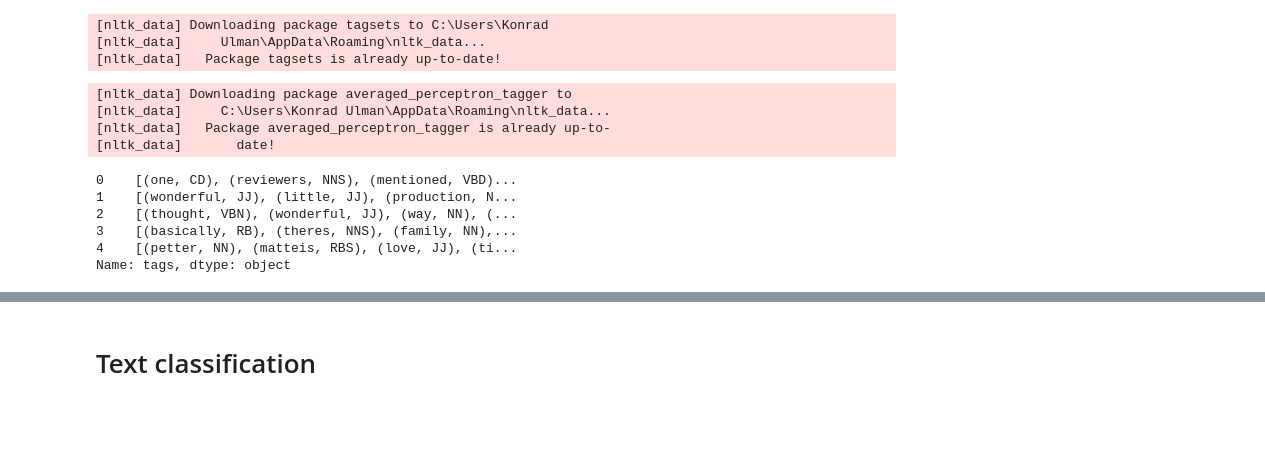
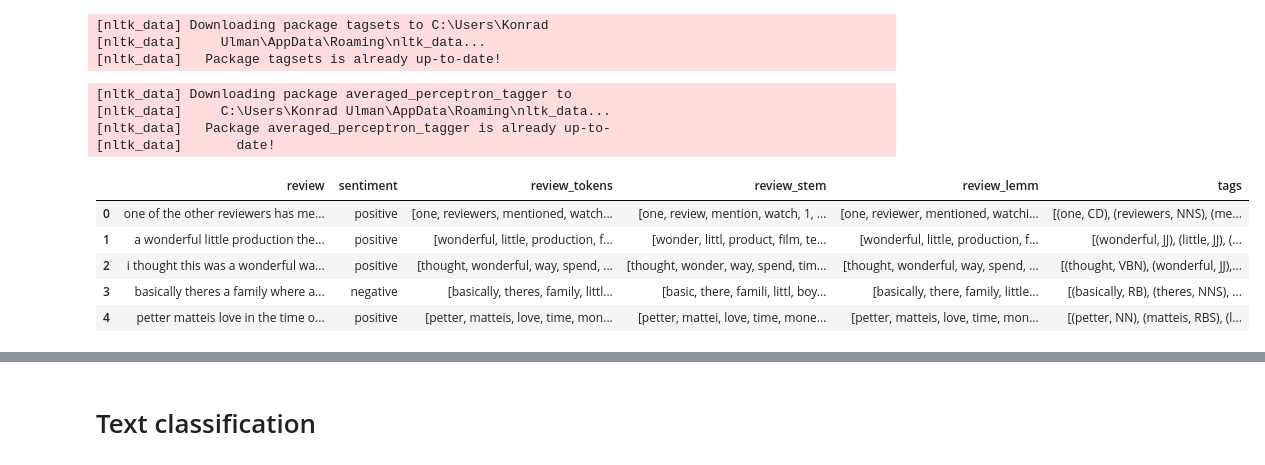
Before and after one commit to ulmii/deep-learning, a Jupyter notebook: rnn.ipynb, the cells around one changed output, grey strips where cells are left out. Cells and saved outputs as stored; diff of their text form; code cells hidden in the pictures; blank space fills up the shorter version.

```diff
--- a/rnn.ipynb
+++ b/rnn.ipynb
@@ -74,8 +76,8 @@ i thought this was a wonderful way to spend time on a too hot summer weekend sit
 # %%
 nltk.download('punkt')
 
-df.review = df.review.apply(lambda s: nltk.word_tokenize(s))
-print(df.review[2])
+df["review_tokens"] = df.review.apply(lambda s: nltk.word_tokenize(s))
+print(df.review_tokens[2])
 # %% [output]
 [nltk_data] Downloading package punkt to C:\Users\Konrad
 [nltk_data]     Ulman\AppData\Roaming\nltk_data...
@@ -96,8 +98,8 @@ print(stopwords)
 [nltk_data]     Ulman\AppData\Roaming\nltk_data...
 [nltk_data]   Package stopwords is already up-to-date!
 # %%
-df.review = df.review.apply(lambda s: [w for w in s if w not in stopwords])
-print(df.review[2])
+df.review_tokens = df.review_tokens.apply(lambda s: [w for w in s if w not in stopwords])
+print(df.review_tokens[2])
 # %% [output]
 ['thought', 'wonderful', 'way', 'spend', 'time', 'hot', 'summer', 'weekend', 'sitting', 'air', 'conditioned', 'theater', 'watching', 'lighthearted', 'comedy', 'plot', 'simplistic', 'dialogue', 'witty' ...
 # %% [markdown]
@@ -116,7 +118,7 @@ Example:
 # %%
 stemmer = nltk.stem.SnowballStemmer('english')
 
-df['review_stem'] = df.review.apply(lambda s: [stemmer.stem(w) for w in s])
+df['review_stem'] = df.review_tokens.apply(lambda s: [stemmer.stem(w) for w in s])
 print(df.review_stem[2])
 # %% [output]
 ['thought', 'wonder', 'way', 'spend', 'time', 'hot', 'summer', 'weekend', 'sit', 'air', 'condit', 'theater', 'watch', 'lightheart', 'comedi', 'plot', 'simplist', 'dialogu', 'witti', 'charact', 'likabl ...
@@ -138,6 +140,6 @@ nltk.download('wordnet')
 nltk.download('omw-1.4')
 lemmatizer = nltk.stem.WordNetLemmatizer()
 
-df['review_lemm'] = df.review.apply(lambda s: [lemmatizer.lemmatize(w) for w in s])
+df['review_lemm'] = df.review_tokens.apply(lambda s: [lemmatizer.lemmatize(w) for w in s])
 print(df.review_lemm[2])
 # %% [output]
@@ -173,16 +181,16 @@ None
 # %%
 nltk.download('averaged_perceptron_tagger')
 
-df['tags'] = df.review.apply(lambda s: nltk.pos_tag(s))
+df['tags'] = df.review_tokens.apply(lambda s: nltk.pos_tag(s))
 df.head()
 # %% [output]
 [nltk_data] Downloading package averaged_perceptron_tagger to
 [nltk_data]     C:\Users\Konrad Ulman\AppData\Roaming\nltk_data...
 [nltk_data]   Package averaged_perceptron_tagger is already up-to-
 [nltk_data]       date!
-0    [(one, CD), (reviewers, NNS), (mentioned, VBD)...
-1    [(wonderful, JJ), (little, JJ), (production, N...
-2    [(thought, VBN), (wonderful, JJ), (way, NN), (...
-3    [(basically, RB), (theres, NNS), (family, NN),...
-4    [(petter, NN), (matteis, RBS), (love, JJ), (ti...
-Name: tags, dtype: object
+|  | review | sentiment | review_tokens | review_stem | review_lemm | tags |
+| 0 | one of the other reviewers has me... | positive | [one, reviewers, mentioned, watch... | [one, review, mention, watch, 1, ... | [one, reviewer, mentioned, watchi... | [(one, CD), (reviewers, NNS), (me... |
+| 1 | a wonderful little production the... | positive | [wonderful, little, production, f... | [wonder, littl, product, film, te... | [wonderful, little, production, f... | [(wonderful, JJ), (little, JJ), (... |
+| 2 | i thought this was a wonderful wa... | positive | [thought, wonderful, way, spend, ... | [thought, wonder, way, spend, tim... | [thought, wonderful, way, spend, ... | [(thought, VBN), (wonderful, JJ),... |
+| 3 | basically theres a family where a... | negative | [basically, theres, family, littl... | [basic, there, famili, littl, boy... | [basically, there, family, little... | [(basically, RB), (theres, NNS), ... |
+| 4 | petter matteis love in the time o... | positive | [petter, matteis, love, time, mon... | [petter, mattei, love, time, mone... | [petter, matteis, love, time, mon... | [(petter, NN), (matteis, RBS), (l... |
```
Also changed, not shown: parts of 30 cells of this notebook, 3 other files.
